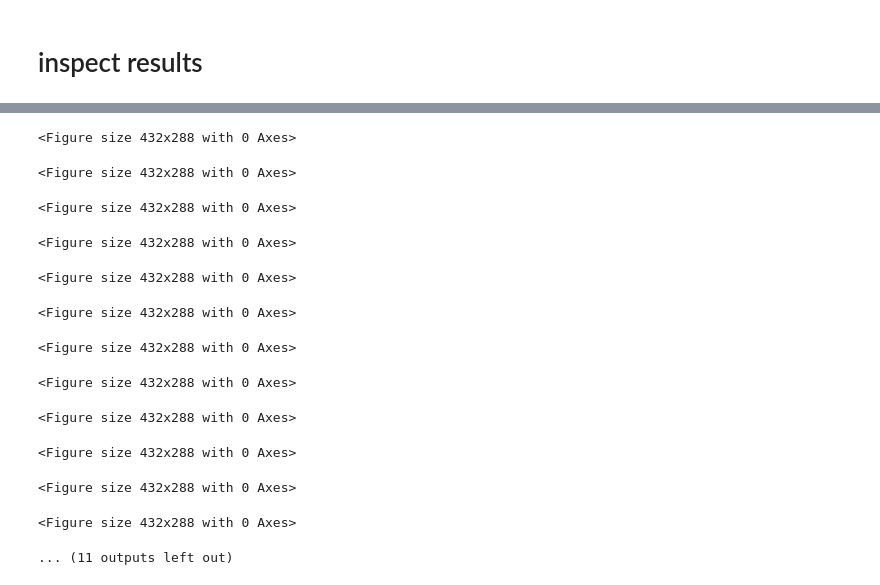
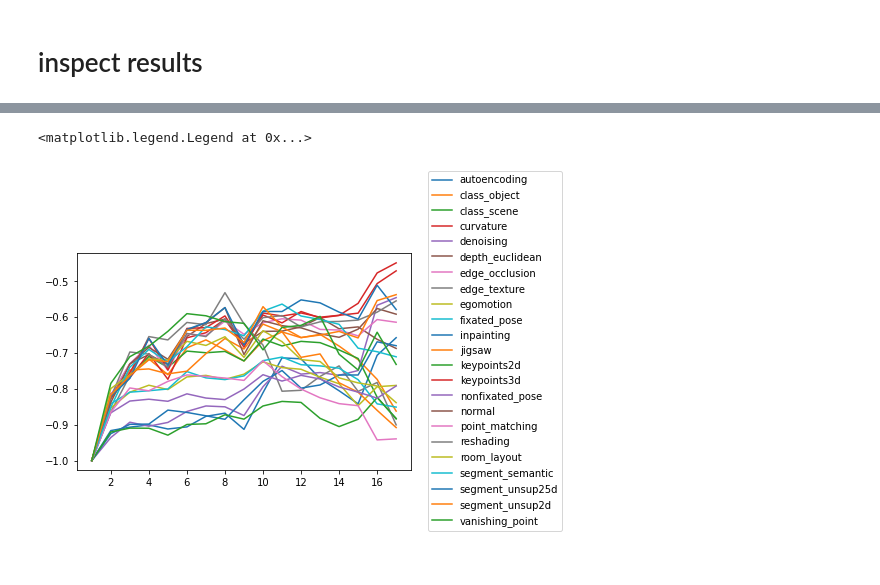
Before and after one commit to toniklenk/thesis-integration-beauty, a Jupyter notebook: analyse_taskonomy.ipynb, the cells around one changed output, grey strips where cells are left out. Drawn from its saved outputs; the diff is of its cells as text; code cells hidden in the pictures.

```diff
--- a/analyse_taskonomy.ipynb
+++ b/analyse_taskonomy.ipynb
@@ -155,23 +165,19 @@ plt.legend([handles[idx] for idx in order],[labels[idx] for idx in order])
 # %%
 with PdfPages('Mean integration per model') as pdf:
     for model_name in MODEL_NAMES:
-        df.loc[model_name].groupby('scale').std().transpose().plot()
+        handles, labels = df.loc[model_name].groupby('scale').mean().T.plot().get_legend_handles_labels()
+        order = [1, 3, 4, 0, 2]
+        plt.legend([handles[idx] for idx in order],[labels[idx] for idx in order])
         plt.title(model_name)
-        plt.ylim((-1,1))
+        plt.ylim((-1,.05))
+        plt.xlabel('DNN layer')
+        plt.ylabel('integration coefficient (mean over places1)')
         pdf.savefig()
-        plt.clf()
+        plt.close()
-# %% [output]
-<Figure size 432x288 with 0 Axes>
-<Figure size 432x288 with 0 Axes>
-<Figure size 432x288 with 0 Axes>
-<Figure size 432x288 with 0 Axes>
-<Figure size 432x288 with 0 Axes>
-<Figure size 432x288 with 0 Axes>
-<Figure size 432x288 with 0 Axes>
-<Figure size 432x288 with 0 Axes>
-<Figure size 432x288 with 0 Axes>
-<Figure size 432x288 with 0 Axes>
-<Figure size 432x288 with 0 Axes>
-<Figure size 432x288 with 0 Axes>
-... (11 outputs left out)
+# %%
+ax = df.loc[:,'places1',:].groupby('model').mean().T.plot()
+ax.legend(loc='upper center', bbox_to_anchor=(1.25, 1.4))
+# %% [output]
+<matplotlib.legend.Legend at 0x...>
+[figure, added]
 # %%
```
Also changed, not shown: parts of 36 cells of this notebook, 5 other files.
